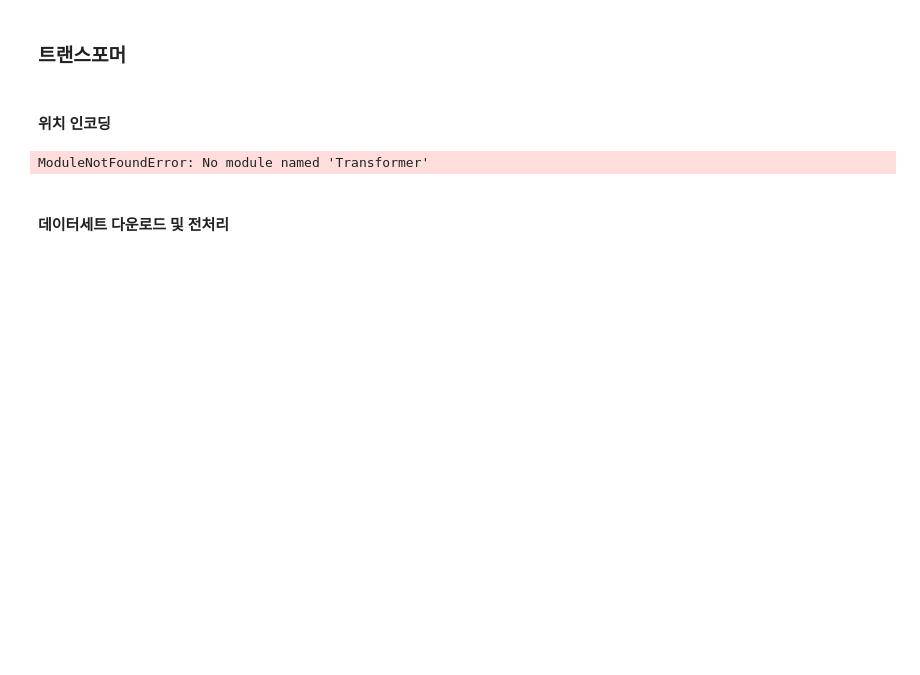
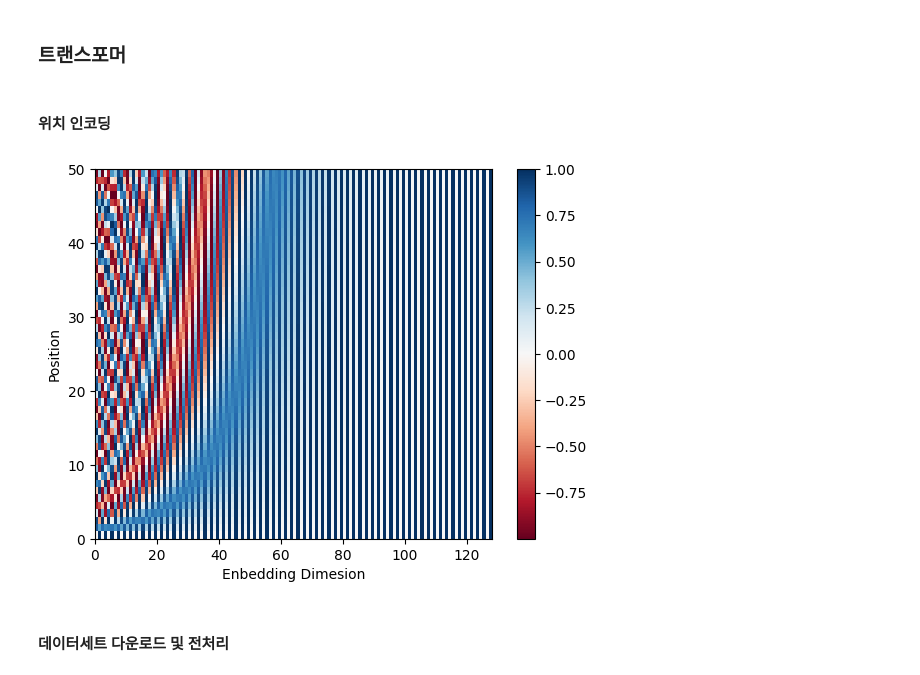
Before and after one commit to chohi22/Industrial-AI, a Jupyter notebook: 딥러닝 심화/10주차/07장 트래스포머.ipynb, the cells around one changed output. Drawn from its saved outputs; the diff is of its cells as text; code cells hidden in the pictures; blank space fills up the shorter version.

```diff
--- a/딥러닝 심화/10주차/07장 트래스포머.ipynb
+++ b/딥러닝 심화/10주차/07장 트래스포머.ipynb
@@ -7,41 +7,37 @@ import math
 import torch
 from torch import nn
 from matplotlib import pyplot as plt
-
-from Transformer import SRC_LANGUAGE, TGT_LANGUAGE, UNK_IDX, special_symbols, criterion, text_transform, data_iter, \
-    dataloader, source_tensor
-
-
+\
 class PositionalEncoding(nn.Module):
     def __init__(self, d_model, max_len, dropout=0.1):
         super().__init__()
         self.dropout = nn.Dropout(p=dropout)
 
         position = torch.arange(max_len).unsqueeze(1)
         div_term = torch.exp(
             torch.arange(0, d_model, 2) * (-math.log(10000.0) / d_model)
         )
 
         pe = torch.zeros(max_len, 1, d_model)
         pe[:, 0, 0::2] = torch.sin(position * div_term)
         pe[:, 0, 1::2] = torch.cos(position * div_term)
         self.register_buffer('pe', pe)
 
     def forward(self, x):
         x = x + self.pe[:x.size(0)]
         return self.dropout(x)
 
 encoding = PositionalEncoding(d_model=128, max_len=50)
 
 
 plt.pcolormesh(encoding.pe.numpy().squeeze(), cmap='RdBu')
 plt.xlabel("Enbedding Dimesion")
 plt.xlim((0,128))
 plt.ylabel("Position")
 plt.colorbar()
 plt.show()
 # %% [output]
-ModuleNotFoundError: No module named 'Transformer'
+[figure, added]
 # %% [markdown]
 #### 데이터세트 다운로드 및 전처리
 # %%
```
